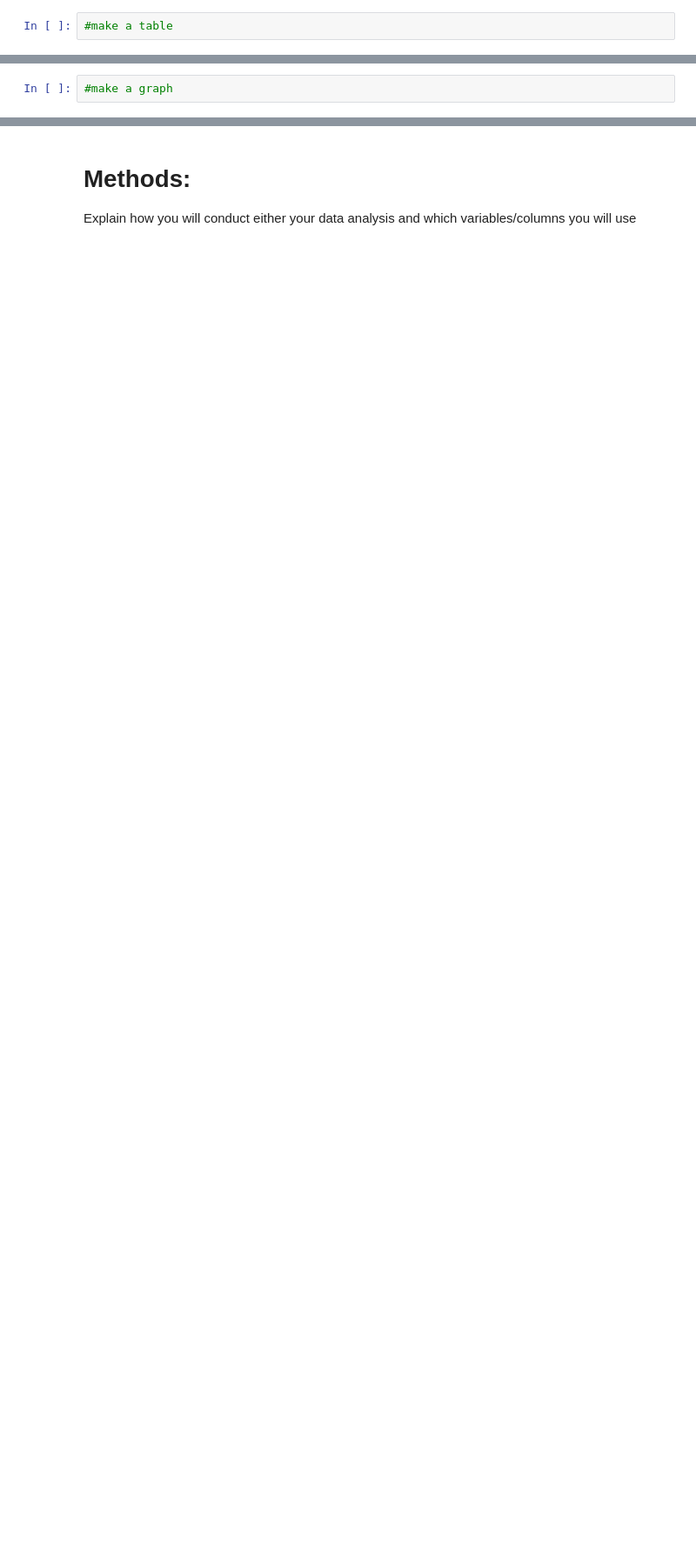
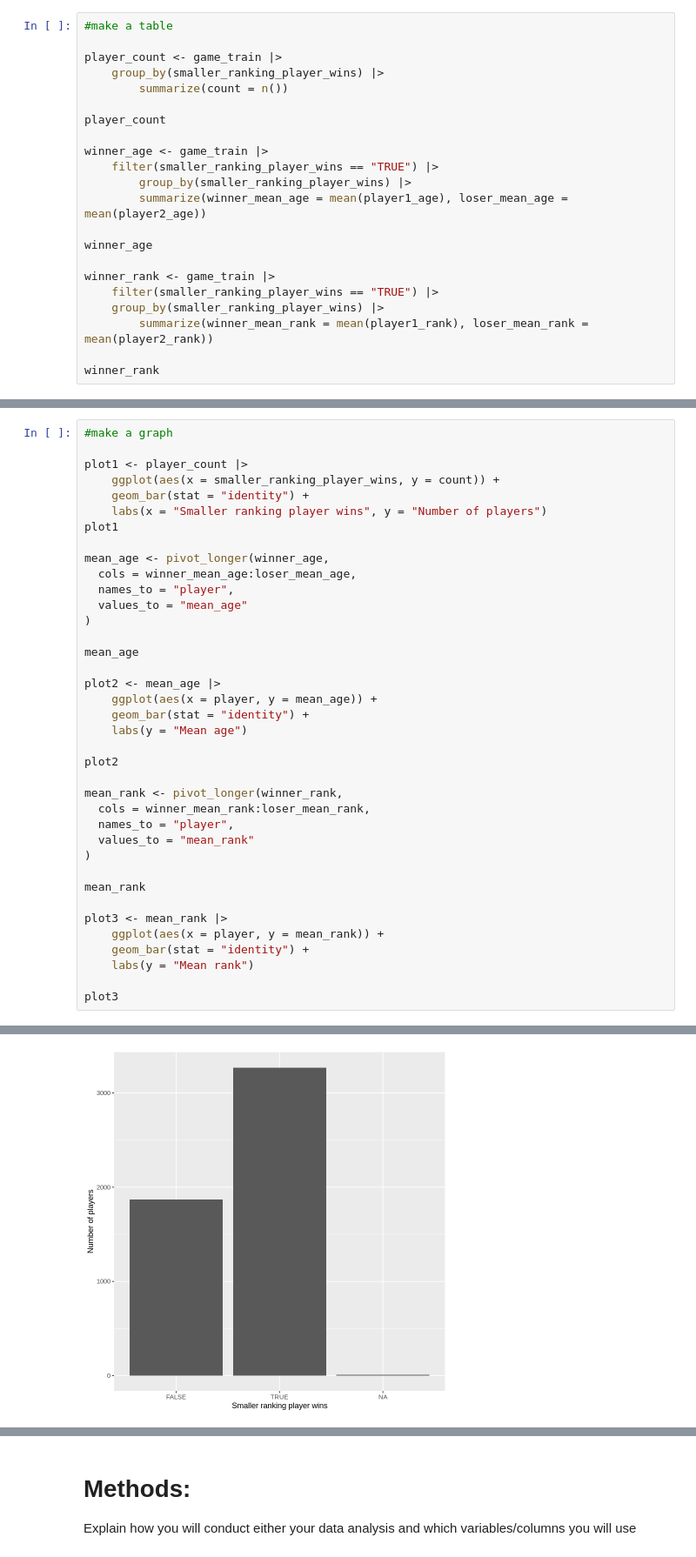
Before and after one commit to FrankWan3815/DSCI-dsci-100-72group-project-template, a Jupyter notebook: group_project_proposal.ipynb, the cells around one changed output, grey strips where cells are left out. Shown: that part at 87% size. Saved outputs shown, nothing was run; the diff lists cells and outputs as text; blank space fills up the shorter version.

```diff
--- a/group_project_proposal.ipynb
+++ b/group_project_proposal.ipynb
@@ -40,2 +113,22 @@ read_csv("data/atp2017-2019.csv")
 # %%
 #make a table
+
+player_count <- game_train |>
+    group_by(smaller_ranking_player_wins) |>
+        summarize(count = n())
+
+player_count
+
+winner_age <- game_train |>
+    filter(smaller_ranking_player_wins == "TRUE") |>
+        group_by(smaller_ranking_player_wins) |>
+        summarize(winner_mean_age = mean(player1_age), loser_mean_age = mean(player2_age))
+
+winner_age
+
+winner_rank <- game_train |>
+    filter(smaller_ranking_player_wins == "TRUE") |>
+    group_by(smaller_ranking_player_wins) |>
+        summarize(winner_mean_rank = mean(player1_rank), loser_mean_rank = mean(player2_rank))
+
+winner_rank
@@ -42,2 +150,39 @@ read_csv("data/atp2017-2019.csv")
 # %%
 #make a graph
+
+plot1 <- player_count |>
+    ggplot(aes(x = smaller_ranking_player_wins, y = count)) +
+    geom_bar(stat = "identity") +
+    labs(x = "Smaller ranking player wins", y = "Number of players")
+plot1
+
+mean_age <- pivot_longer(winner_age,
+  cols = winner_mean_age:loser_mean_age,
+  names_to = "player",
+  values_to = "mean_age"
+)
+
+mean_age
+
+plot2 <- mean_age |>
+    ggplot(aes(x = player, y = mean_age)) +
+    geom_bar(stat = "identity") +
+    labs(y = "Mean age")
+
+plot2
+
+mean_rank <- pivot_longer(winner_rank,
+  cols = winner_mean_rank:loser_mean_rank,
+  names_to = "player",
+  values_to = "mean_rank"
+)
+
+mean_rank
+
+plot3 <- mean_rank |>
+    ggplot(aes(x = player, y = mean_rank)) +
+    geom_bar(stat = "identity") +
+    labs(y = "Mean rank")
+
+plot3
+# %% [output]
@@ -43,0 +194 @@ read_csv("data/atp2017-2019.csv")
+[figure, added]
```
Also changed, not shown: parts of 9 cells of this notebook.
